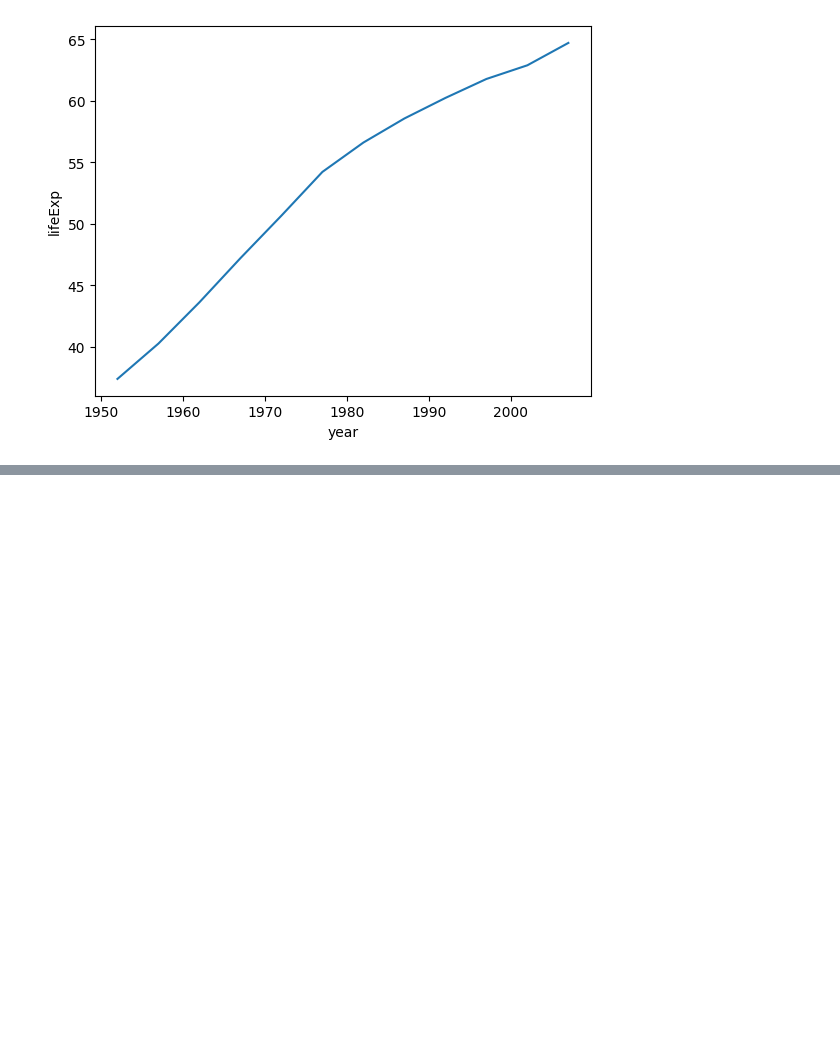
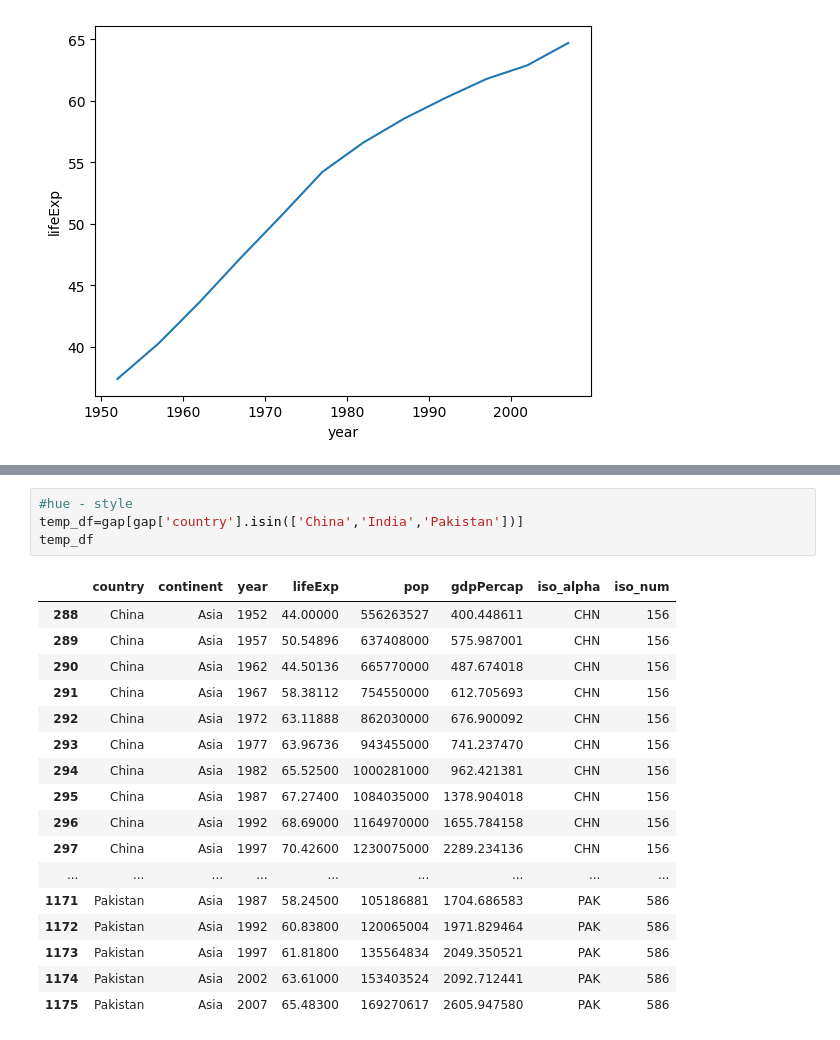
Before and after one commit to LAXMANPANT123/python-projects, a Jupyter notebook: Seaborn.ipynb, the cells around one changed output, grey strips where cells are left out. Drawn from its saved outputs; the diff is of its cells as text; blank space fills up the shorter version.

```diff
--- a/Seaborn.ipynb
+++ b/Seaborn.ipynb
@@ -95,0 +102,22 @@ sns.lineplot(data=temp_df, x='year',y='lifeExp')
+# %%
+#hue - style
+temp_df=gap[gap['country'].isin(['China','India','Pakistan'])]
+temp_df
+# %% [output]
+|  | country | continent | year | lifeExp | pop | gdpPercap | iso_alpha | iso_num |
+| 288 | China | Asia | 1952 | 44.00000 | 556263527 | 400.448611 | CHN | 156 |
+| 289 | China | Asia | 1957 | 50.54896 | 637408000 | 575.987001 | CHN | 156 |
+| 290 | China | Asia | 1962 | 44.50136 | 665770000 | 487.674018 | CHN | 156 |
+| 291 | China | Asia | 1967 | 58.38112 | 754550000 | 612.705693 | CHN | 156 |
+| 292 | China | Asia | 1972 | 63.11888 | 862030000 | 676.900092 | CHN | 156 |
+| 293 | China | Asia | 1977 | 63.96736 | 943455000 | 741.237470 | CHN | 156 |
+| 294 | China | Asia | 1982 | 65.52500 | 1000281000 | 962.421381 | CHN | 156 |
+| 295 | China | Asia | 1987 | 67.27400 | 1084035000 | 1378.904018 | CHN | 156 |
+| 296 | China | Asia | 1992 | 68.69000 | 1164970000 | 1655.784158 | CHN | 156 |
+| 297 | China | Asia | 1997 | 70.42600 | 1230075000 | 2289.234136 | CHN | 156 |
+| ... | ... | ... | ... | ... | ... | ... | ... | ... |
+| 1171 | Pakistan | Asia | 1987 | 58.24500 | 105186881 | 1704.686583 | PAK | 586 |
+| 1172 | Pakistan | Asia | 1992 | 60.83800 | 120065004 | 1971.829464 | PAK | 586 |
+| 1173 | Pakistan | Asia | 1997 | 61.81800 | 135564834 | 2049.350521 | PAK | 586 |
+| 1174 | Pakistan | Asia | 2002 | 63.61000 | 153403524 | 2092.712441 | PAK | 586 |
+| 1175 | Pakistan | Asia | 2007 | 65.48300 | 169270617 | 2605.947580 | PAK | 586 |
```
Also changed, not shown: parts of 2 cells of this notebook.
